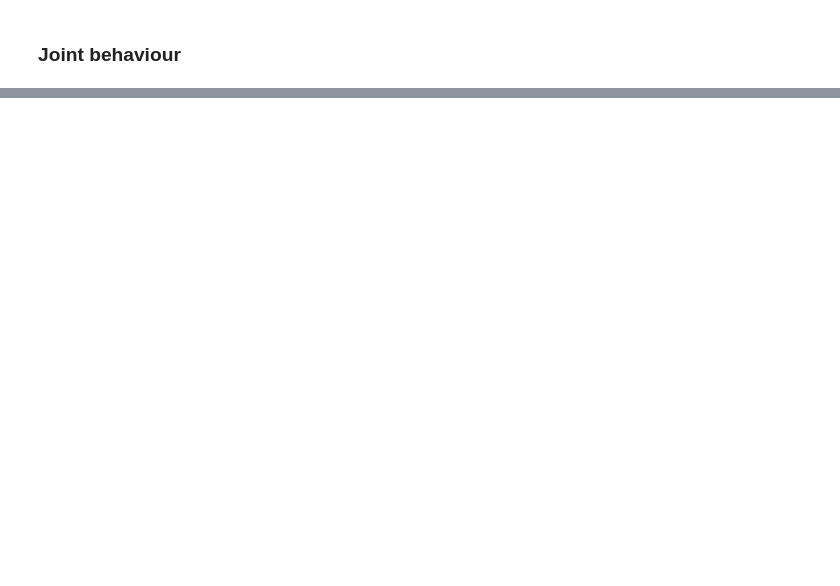
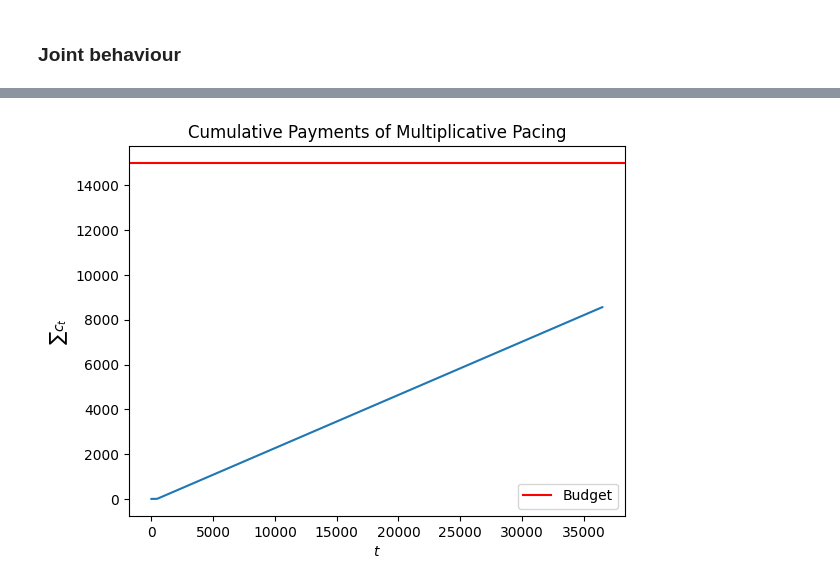
Before and after one commit to claudioarione/OnlineLearningApplications, a Jupyter notebook: requirement_1.ipynb, the cells around one changed output, grey strips where cells are left out. Drawn from its saved outputs; the diff is of its cells as text; code cells hidden in the pictures; blank space fills up the shorter version.

```diff
--- a/requirement_1.ipynb
+++ b/requirement_1.ipynb
@@ -420,0 +438,13 @@ plt.show();
+# %%
+flatten_payments = np.array(my_payments).flatten()
+cumulative_payments = np.cumsum(flatten_payments)
+
+plt.plot(cumulative_payments)
+plt.xlabel('$t$')
+plt.ylabel('$\sum c_t$')
+plt.axhline(B, color='red', label='Budget')
+plt.legend()
+plt.title('Cumulative Payments of Multiplicative Pacing')
+plt.show()
+# %% [output]
+[figure, added]
```
Also changed, not shown: parts of 13 cells of this notebook.
